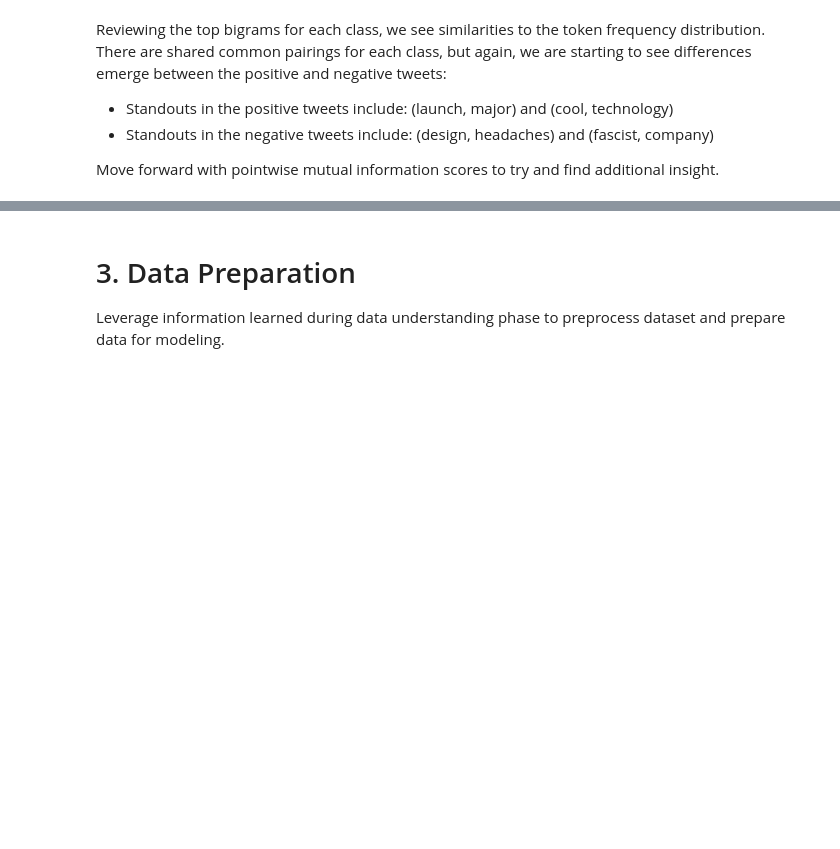
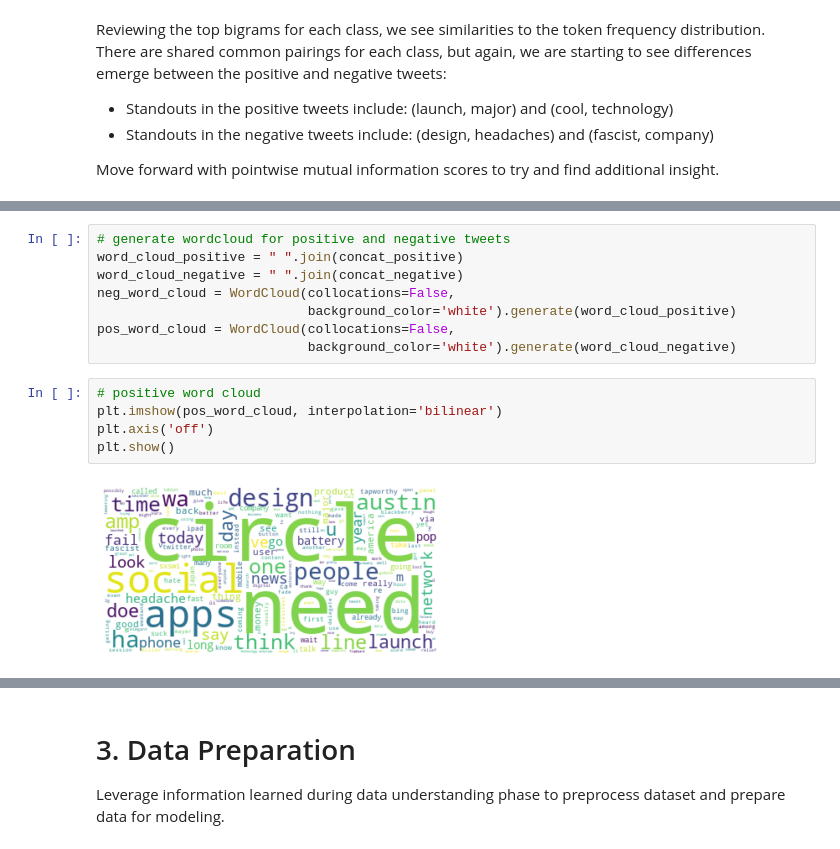
Before and after one commit to akaigraham/Tweet-Classification-NLP, a Jupyter notebook: sentiment_nlp.ipynb, the cells around one changed output, grey strips where cells are left out. Drawn from its saved outputs; the diff is of its cells as text; blank space fills up the shorter version.

```diff
--- a/sentiment_nlp.ipynb
+++ b/sentiment_nlp.ipynb
@@ -711,0 +730,15 @@ Now that we have a good sense of our data and the distribution, we can move on t
+# %%
+# generate wordcloud for positive and negative tweets
+word_cloud_positive = " ".join(concat_positive)
+word_cloud_negative = " ".join(concat_negative)
+neg_word_cloud = WordCloud(collocations=False,
+                           background_color='white').generate(word_cloud_positive)
+pos_word_cloud = WordCloud(collocations=False,
+                           background_color='white').generate(word_cloud_negative)
+# %%
+# positive word cloud
+plt.imshow(pos_word_cloud, interpolation='bilinear')
+plt.axis('off')
+plt.show()
+# %% [output]
+[figure, added]
```
Also changed, not shown: parts of 15 cells of this notebook.
